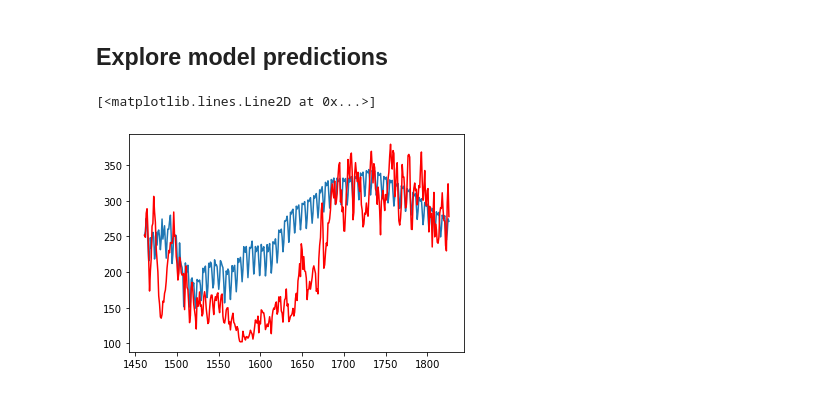
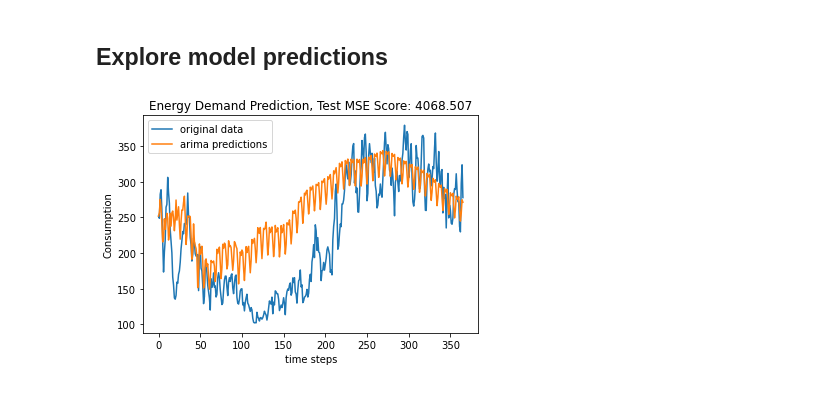
Before and after one commit to echelonx-ai/Petroineos, a Jupyter notebook: Energy_Demand/DataExploration.ipynb, the cells around one changed output. Cells and saved outputs as stored; diff of their text form; code cells hidden in the pictures.

Commit message:
arima complete, energy demand complete

```diff
--- a/Energy_Demand/DataExploration.ipynb
+++ b/Energy_Demand/DataExploration.ipynb
@@ -125,11 +149,16 @@ AR.140            2.5756           +1.7026j            3.0875            0.0930
 ## Explore model predictions
 # %%
 # make predictions
-pred = arima_model.predict(start=len(train_data), end=(len(df)-1), dynamic=False)
-
+pred = arima_model.predict(start=len(train_data), end=len(df)-1, dynamic=False)
+test_mse = mean_squared_error(test_data, pred)
 # Plot the prediction vs test data
-plt.plot(pred)
-plt.plot(test_data, color='red')
+plt.plot(np.arange(0, len(test_data)), test_data, label='original data')
+plt.plot(np.arange(0, len(test_data)), pred, label='arima predictions')
+plt.xlabel('time steps')
+plt.ylabel('Consumption')
+plt.title('Energy Demand Prediction, Test MSE Score: {:.3f}'.format(test_mse))
+plt.legend()
+plt.savefig('./src/saved_models/arima.png')
+plt.show()
 # %% [output]
-[<matplotlib.lines.Line2D at 0x...>]
-[figure, old version]
+[figure, new version]
```
Also changed, not shown: parts of 14 cells of this notebook, 2 other files.
